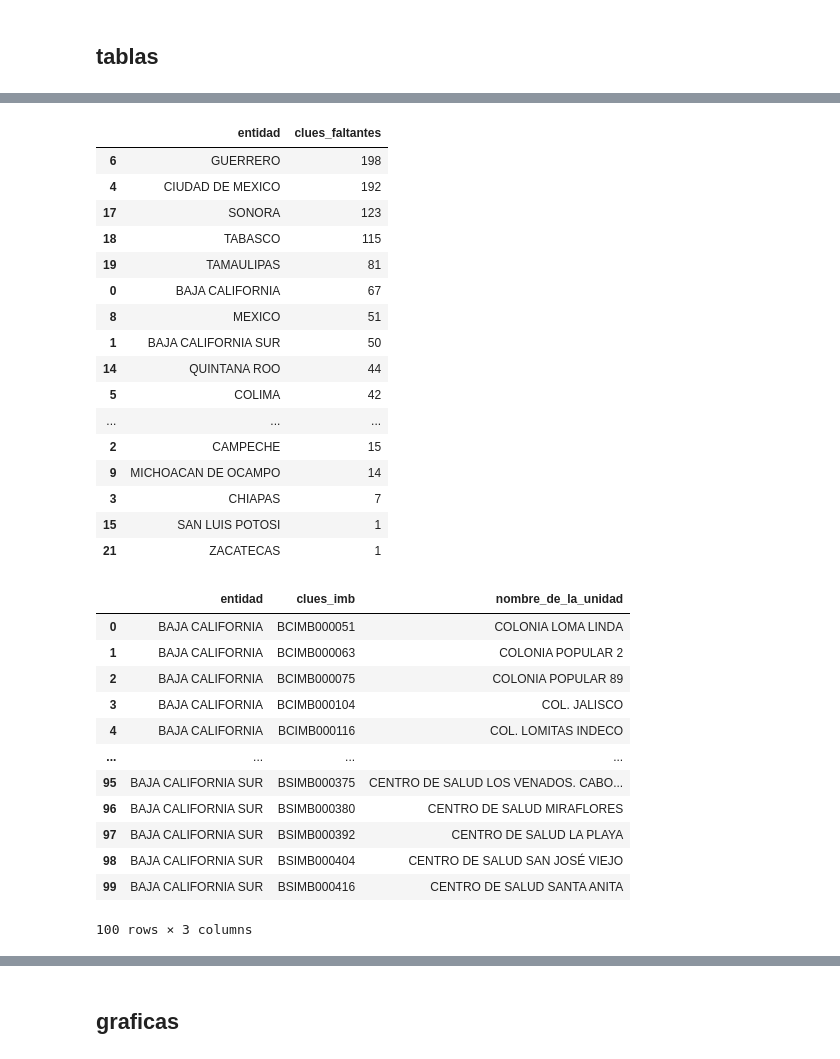
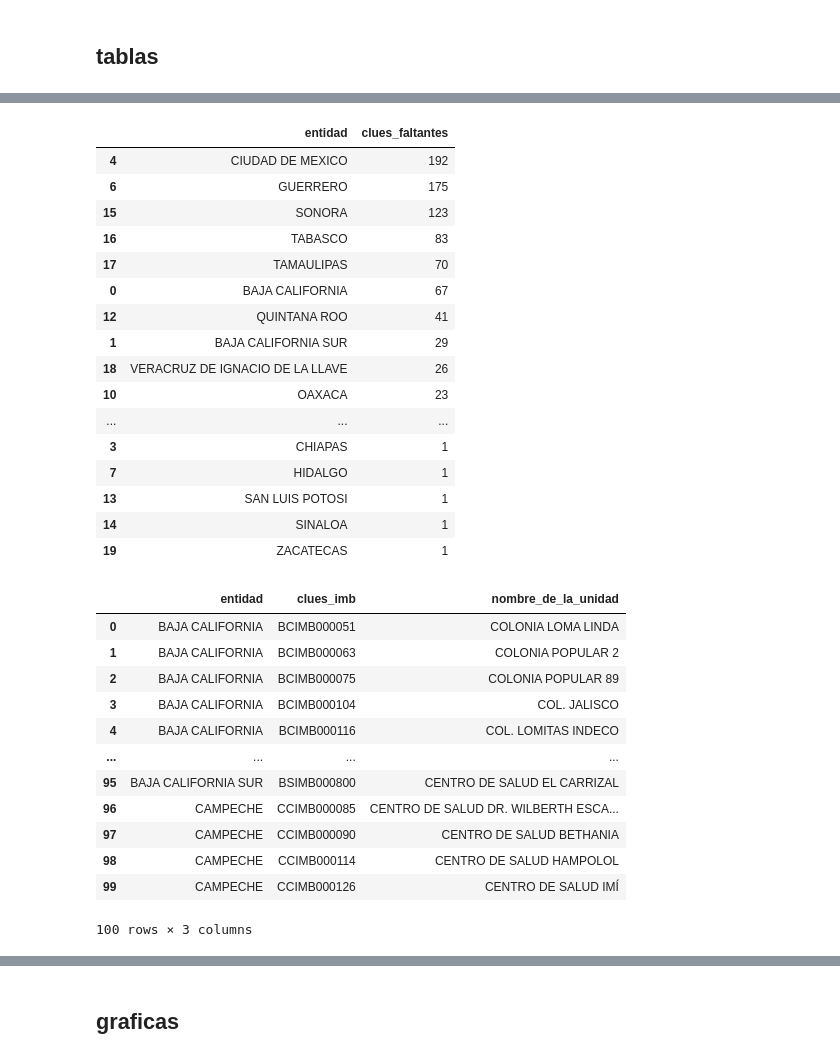
Before and after one commit to servicios-imss-b/informe--de-ang, a Jupyter notebook: graf.ipynb, the cells around one changed output, grey strips where cells are left out. Cells and saved outputs as stored; diff of their text form; code cells hidden in the pictures.

```diff
--- a/graf.ipynb
+++ b/graf.ipynb
@@ -81,7 +82,7 @@ base = base.merge(
     how="left"
 )
 # %%
-colum =['clues_imb', 'entidad','consultorio','pregunta','nombre_de_la_unidad']
+colum =['clues_imb', 'entidad','consultorios_habilitados','consultorio','pregunta','nombre_de_la_unidad',]
 base_an = base_an[colum]
 # %%
 b = pd.read_excel(fr"C:\Users\{usuario}\Downloads\nuevo-f\formulario-ang\bases\UM_IMB_SUS.xlsx",sheet_name="Hoja2")
@@ -244,52 +245,68 @@ respondidas_estado = (
         how="left"
     )
     .dropna(subset=["entidad"])
+    .drop_duplicates()
+)
+
+clues_sin_consultorios_estado = (
+    consultorios_habilitados_por_unidad
+    .loc[consultorios_habilitados_por_unidad["consultorios_habilitados"] == 0, ["entidad", "clues_imb"]]
+    .dropna(subset=["entidad", "clues_imb"])
+    .drop_duplicates()
+)
+
+# Si no hay consultorios habilitados, la unidad se considera atendida para faltantes.
+respondidas_estado = (
+    pd.concat(
+        [respondidas_estado[["entidad", "clues_imb"]], clues_sin_consultorios_estado],
+        ignore_index=True,
+    )
     .drop_duplicates()
 )
 
 # Anti-join: faltantes = esperadas - respondidas
 faltantes_por_estados = (
     esperadas_estado
     .merge(
         respondidas_estado[["entidad", "clues_imb"]],
         on=["entidad", "clues_imb"],
         how="left",
         indicator=True
     )
     .query('_merge == "left_only"')
     .drop(columns=["_merge"])
     .sort_values(["entidad", "clues_imb"])
     .reset_index(drop=True)
 )
 
 # Resumen de CLUES faltantes por estado
 tabla_faltantes_por_estados = (
     faltantes_por_estados
     .groupby("entidad", as_index=False)
     .agg(clues_faltantes=("clues_imb", "nunique"))
     .sort_values("clues_faltantes", ascending=False)
 )
 
 display(tabla_faltantes_por_estados)
 display(faltantes_por_estados.head(100))
 # %% [output]
 |  | entidad | clues_faltantes |
-| 6 | GUERRERO | 198 |
 | 4 | CIUDAD DE MEXICO | 192 |
-| 17 | SONORA | 123 |
-| 18 | TABASCO | 115 |
-| 19 | TAMAULIPAS | 81 |
+| 6 | GUERRERO | 175 |
+| 15 | SONORA | 123 |
+| 16 | TABASCO | 83 |
+| 17 | TAMAULIPAS | 70 |
 | 0 | BAJA CALIFORNIA | 67 |
-| 8 | MEXICO | 51 |
-| 1 | BAJA CALIFORNIA SUR | 50 |
-| 14 | QUINTANA ROO | 44 |
-| 5 | COLIMA | 42 |
+| 12 | QUINTANA ROO | 41 |
+| 1 | BAJA CALIFORNIA SUR | 29 |
+| 18 | VERACRUZ DE IGNACIO DE LA LLAVE | 26 |
+| 10 | OAXACA | 23 |
 | ... | ... | ... |
-| 2 | CAMPECHE | 15 |
-| 9 | MICHOACAN DE OCAMPO | 14 |
-| 3 | CHIAPAS | 7 |
-| 15 | SAN LUIS POTOSI | 1 |
-| 21 | ZACATECAS | 1 |
+| 3 | CHIAPAS | 1 |
+| 7 | HIDALGO | 1 |
+| 13 | SAN LUIS POTOSI | 1 |
+| 14 | SINALOA | 1 |
+| 19 | ZACATECAS | 1 |
 |  | entidad | clues_imb | nombre_de_la_unidad |
 | 0 | BAJA CALIFORNIA | BCIMB000051 | COLONIA LOMA LINDA |
 | 1 | BAJA CALIFORNIA | BCIMB000063 | COLONIA POPULAR 2 |
@@ -297,11 +314,11 @@ display(faltantes_por_estados.head(100))
 | 3 | BAJA CALIFORNIA | BCIMB000104 | COL. JALISCO |
 | 4 | BAJA CALIFORNIA | BCIMB000116 | COL. LOMITAS INDECO |
 | ... | ... | ... | ... |
-| 95 | BAJA CALIFORNIA SUR | BSIMB000375 | CENTRO DE SALUD LOS VENADOS. CABO... |
-| 96 | BAJA CALIFORNIA SUR | BSIMB000380 | CENTRO DE SALUD MIRAFLORES |
-| 97 | BAJA CALIFORNIA SUR | BSIMB000392 | CENTRO DE SALUD LA PLAYA |
-| 98 | BAJA CALIFORNIA SUR | BSIMB000404 | CENTRO DE SALUD SAN JOSÉ VIEJO |
-| 99 | BAJA CALIFORNIA SUR | BSIMB000416 | CENTRO DE SALUD SANTA ANITA |
+| 95 | BAJA CALIFORNIA SUR | BSIMB000800 | CENTRO DE SALUD EL CARRIZAL |
+| 96 | CAMPECHE | CCIMB000085 | CENTRO DE SALUD DR. WILBERTH ESCA... |
+| 97 | CAMPECHE | CCIMB000090 | CENTRO DE SALUD BETHANIA |
+| 98 | CAMPECHE | CCIMB000114 | CENTRO DE SALUD HAMPOLOL |
+| 99 | CAMPECHE | CCIMB000126 | CENTRO DE SALUD IMÍ |
 100 rows × 3 columns
 # %%
 # TABLA 2 - COMPLETITUD POR UNIDAD
```
Also changed, not shown: parts of 13 cells of this notebook, 8 other files.
